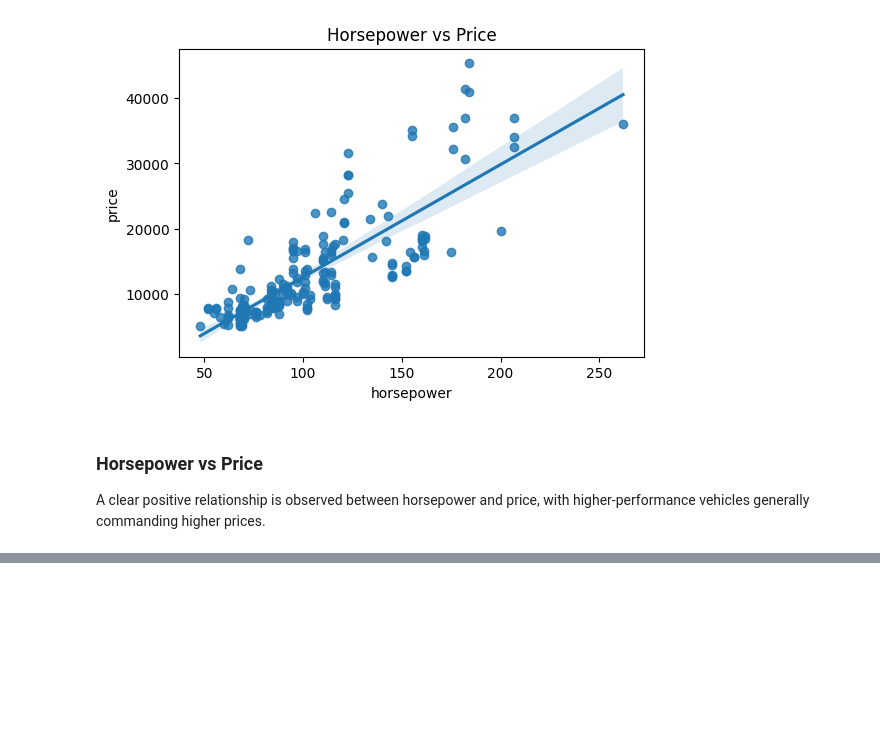
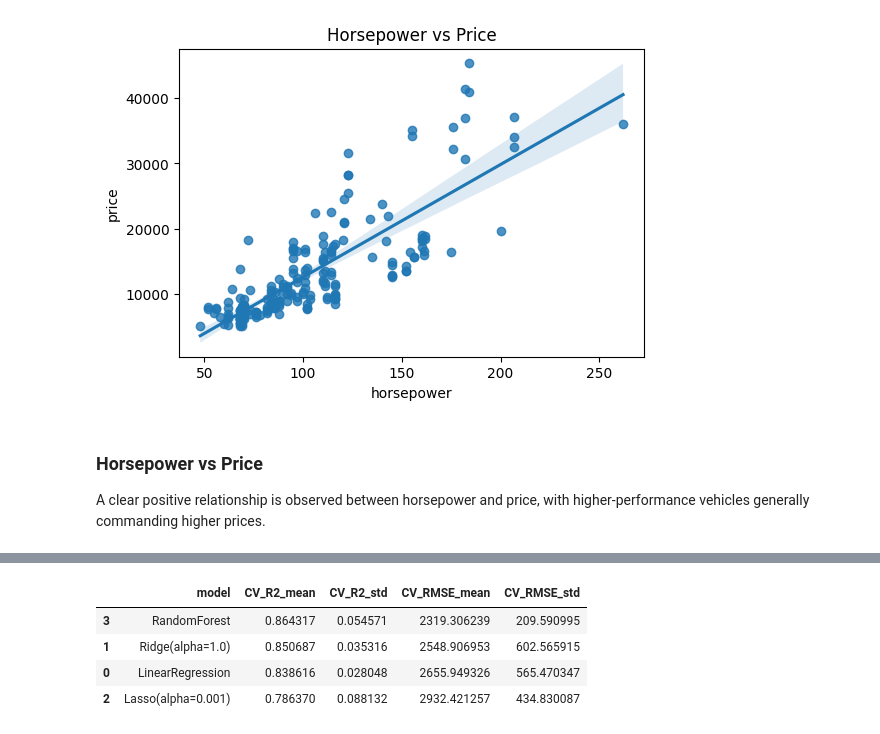
Before and after one commit to MKlim22/used-car-pricing, a Jupyter notebook: used_cars_analysis.ipynb, the cells around one changed output, grey strips where cells are left out. Drawn from its saved outputs; the diff is of its cells as text; code cells hidden in the pictures; blank space fills up the shorter version.

```diff
--- a/used_cars_analysis.ipynb
+++ b/used_cars_analysis.ipynb
@@ -212,0 +331,32 @@ A clear positive relationship is observed between horsepower and price, with hig
+# %%
+# 8. Cross-validation for model stability
+cv = KFold(n_splits=5, shuffle=True, random_state=42)
+
+cv_results = []
+
+for name, pipe in pipelines.items():
+    r2_scores = cross_val_score(pipe, X_train, y_train, cv=cv, scoring="r2")
+    rmse_scores = -cross_val_score(
+        pipe,
+        X_train,
+        y_train,
+        cv=cv,
+        scoring="neg_root_mean_squared_error"
+    )
+
+    cv_results.append({
+        "model": name,
+        "CV_R2_mean": r2_scores.mean(),
+        "CV_R2_std": r2_scores.std(),
+        "CV_RMSE_mean": rmse_scores.mean(),
+        "CV_RMSE_std": rmse_scores.std(),
+    })
+
+cv_df = pd.DataFrame(cv_results).sort_values(by="CV_RMSE_mean")
+cv_df
+# %% [output]
+|  | model | CV_R2_mean | CV_R2_std | CV_RMSE_mean | CV_RMSE_std |
+| 3 | RandomForest | 0.864317 | 0.054571 | 2319.306239 | 209.590995 |
+| 1 | Ridge(alpha=1.0) | 0.850687 | 0.035316 | 2548.906953 | 602.565915 |
+| 0 | LinearRegression | 0.838616 | 0.028048 | 2655.949326 | 565.470347 |
+| 2 | Lasso(alpha=0.001) | 0.786370 | 0.088132 | 2932.421257 | 434.830087 |
```
Also changed, not shown: parts of 15 cells of this notebook, 1 other file.
